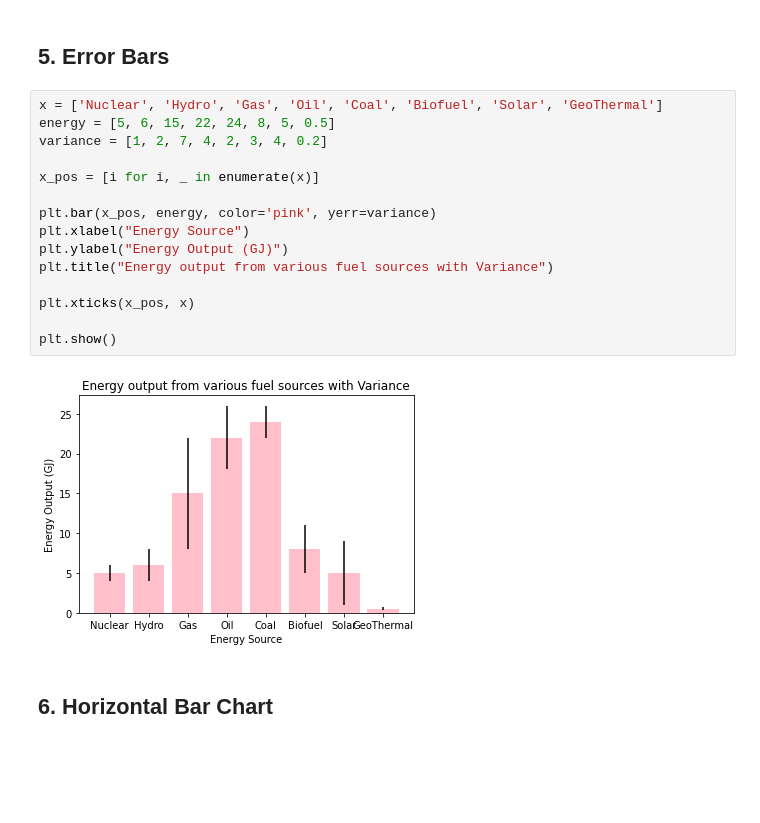
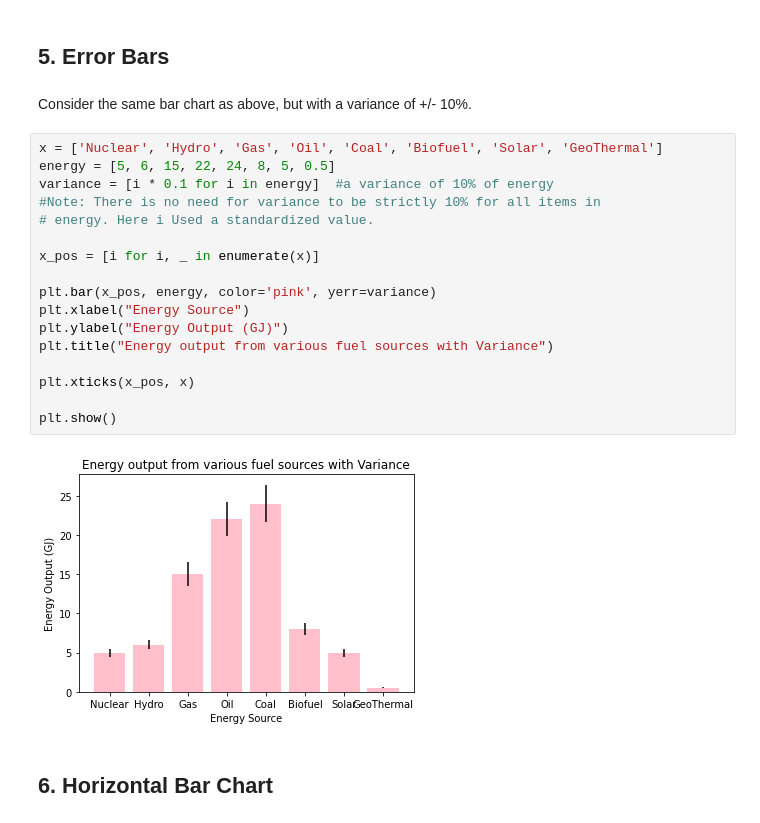
Before and after one commit to KrisMatrix/Data_Visualization, a Jupyter notebook: Data_Visualization_Tutorial.ipynb, the cells around one changed output. Cells and saved outputs as stored; diff of their text form; blank space fills up the shorter version.

```diff
--- a/Data_Visualization_Tutorial.ipynb
+++ b/Data_Visualization_Tutorial.ipynb
@@ -221,22 +235,26 @@ plt.show()
 [figure]
 # %% [markdown]
 ## 5. Error Bars
+# %% [markdown]
+Consider the same bar chart as above, but with a variance of +/- 10%.
 # %%
 x = ['Nuclear', 'Hydro', 'Gas', 'Oil', 'Coal', 'Biofuel', 'Solar', 'GeoThermal']
 energy = [5, 6, 15, 22, 24, 8, 5, 0.5]
-variance = [1, 2, 7, 4, 2, 3, 4, 0.2]
+variance = [i * 0.1 for i in energy]  #a variance of 10% of energy
+#Note: There is no need for variance to be strictly 10% for all items in
+# energy. Here i Used a standardized value.
 
 x_pos = [i for i, _ in enumerate(x)]
 
 plt.bar(x_pos, energy, color='pink', yerr=variance)
 plt.xlabel("Energy Source")
 plt.ylabel("Energy Output (GJ)")
 plt.title("Energy output from various fuel sources with Variance")
 
 plt.xticks(x_pos, x)
 
 plt.show()
 # %% [output]
-[figure, old version]
+[figure, new version]
 # %% [markdown]
 ## 6. Horizontal Bar Chart
```
Also changed, not shown: parts of 25 cells of this notebook.
